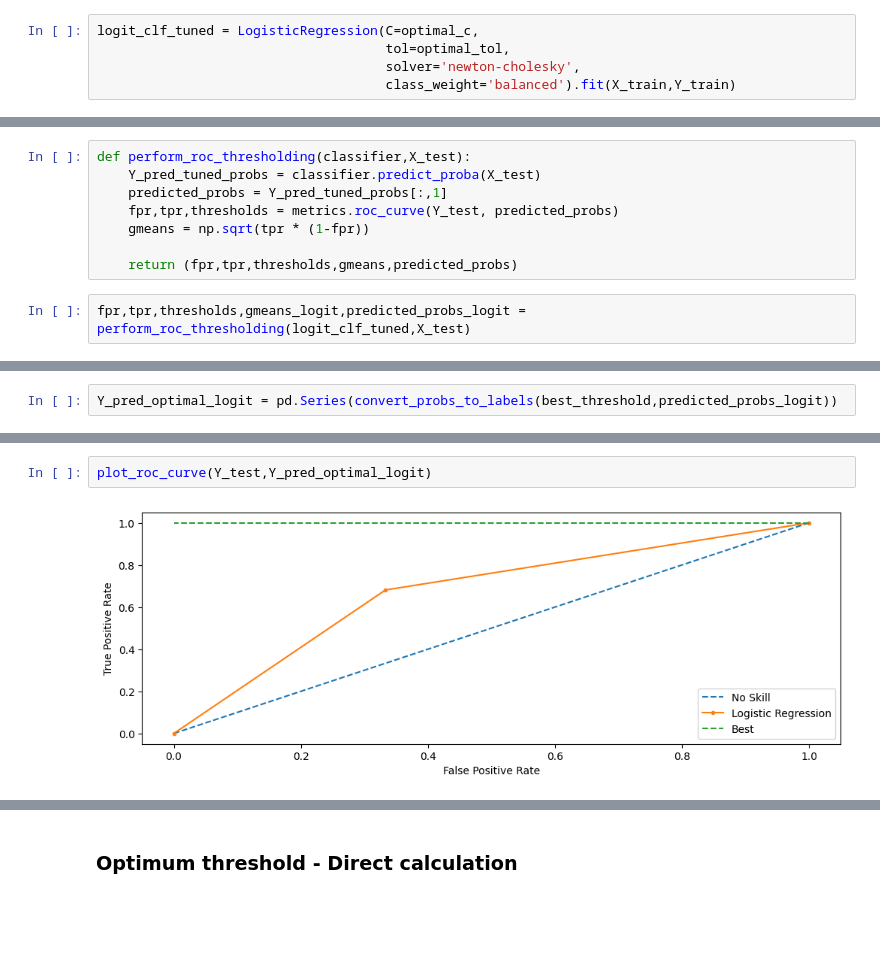
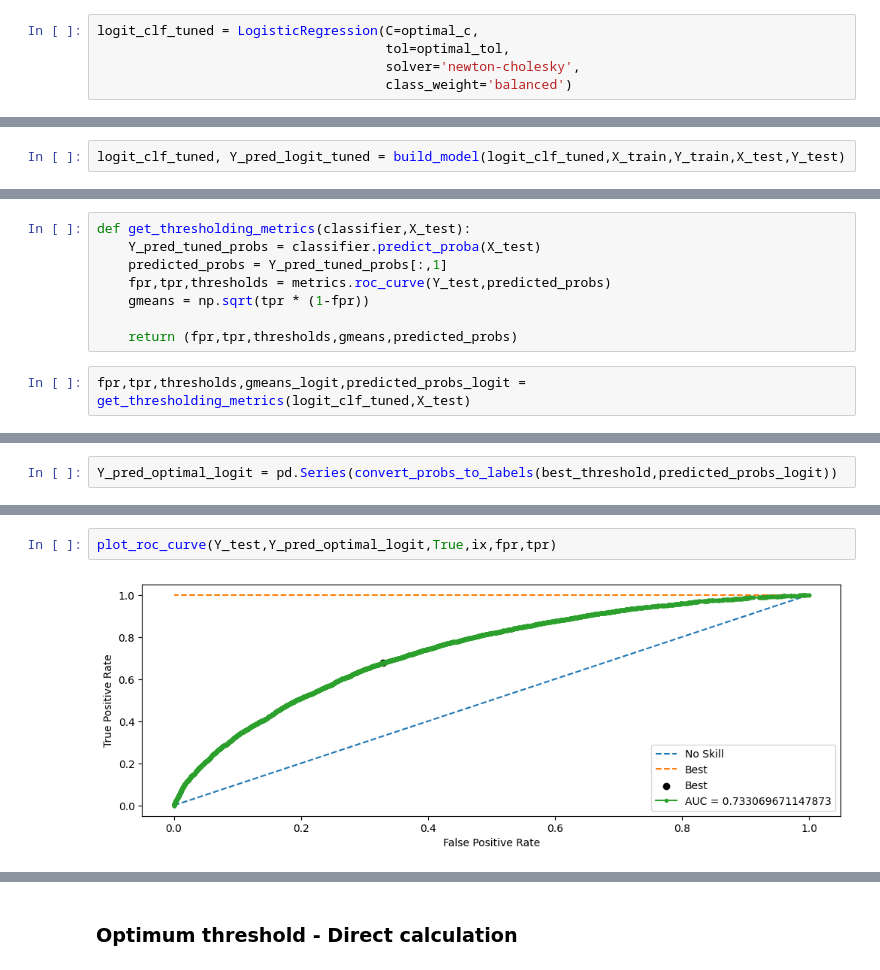
Before and after one commit to Abhijith-Nagarajan/Machine-Learning-Training, a Jupyter notebook: Classification/Loan_Defaulter_Risk_Analytics/loan-defaulter-sampling-modeling.ipynb, the cells around one changed output, grey strips where cells are left out. Saved outputs shown, nothing was run; the diff lists cells and outputs as text; blank space fills up the shorter version.

```diff
--- a/Classification/Loan_Defaulter_Risk_Analytics/loan-defaulter-sampling-modeling.ipynb
+++ b/Classification/Loan_Defaulter_Risk_Analytics/loan-defaulter-sampling-modeling.ipynb
@@ -173,4 +187,4 @@ optimal_tol = study.best_trial.params['tol']
 logit_clf_tuned = LogisticRegression(C=optimal_c,
                                      tol=optimal_tol,
                                      solver='newton-cholesky',
-                                     class_weight='balanced').fit(X_train,Y_train)
+                                     class_weight='balanced')
@@ -198,0 +191,2 @@ display_confusion_matrix(Y_test,Y_pred_tuned)
+# %%
+logit_clf_tuned, Y_pred_logit_tuned = build_model(logit_clf_tuned,X_train,Y_train,X_test,Y_test)
@@ -226,15 +236,15 @@ For more information, please refer Blogs 4 and 5 with other resources.
 def convert_probs_to_labels(threshold,class_prob):
     return (class_prob>=threshold).astype('int')
 # %%
-def perform_roc_thresholding(classifier,X_test):
+def get_thresholding_metrics(classifier,X_test):
     Y_pred_tuned_probs = classifier.predict_proba(X_test)
     predicted_probs = Y_pred_tuned_probs[:,1]
-    fpr,tpr,thresholds = metrics.roc_curve(Y_test, predicted_probs)
+    fpr,tpr,thresholds = metrics.roc_curve(Y_test,predicted_probs)
     gmeans = np.sqrt(tpr * (1-fpr))
 
     return (fpr,tpr,thresholds,gmeans,predicted_probs)
 # %%
-fpr,tpr,thresholds,gmeans_logit,predicted_probs_logit = perform_roc_thresholding(logit_clf_tuned,X_test)
+fpr,tpr,thresholds,gmeans_logit,predicted_probs_logit = get_thresholding_metrics(logit_clf_tuned,X_test)
 # %%
 ix = np.argmax(gmeans_logit)
 best_threshold = thresholds[ix]
@@ -274,4 +272,4 @@ print(metrics.recall_score(Y_test,Y_pred_optimal_logit,average='weighted'))
 # %%
-plot_roc_curve(Y_test,Y_pred_optimal_logit)
+plot_roc_curve(Y_test,Y_pred_optimal_logit,True,ix,fpr,tpr)
 # %% [output]
-[figure, old version]
+[figure, new version]
```
Also changed, not shown: parts of 133 cells of this notebook.
